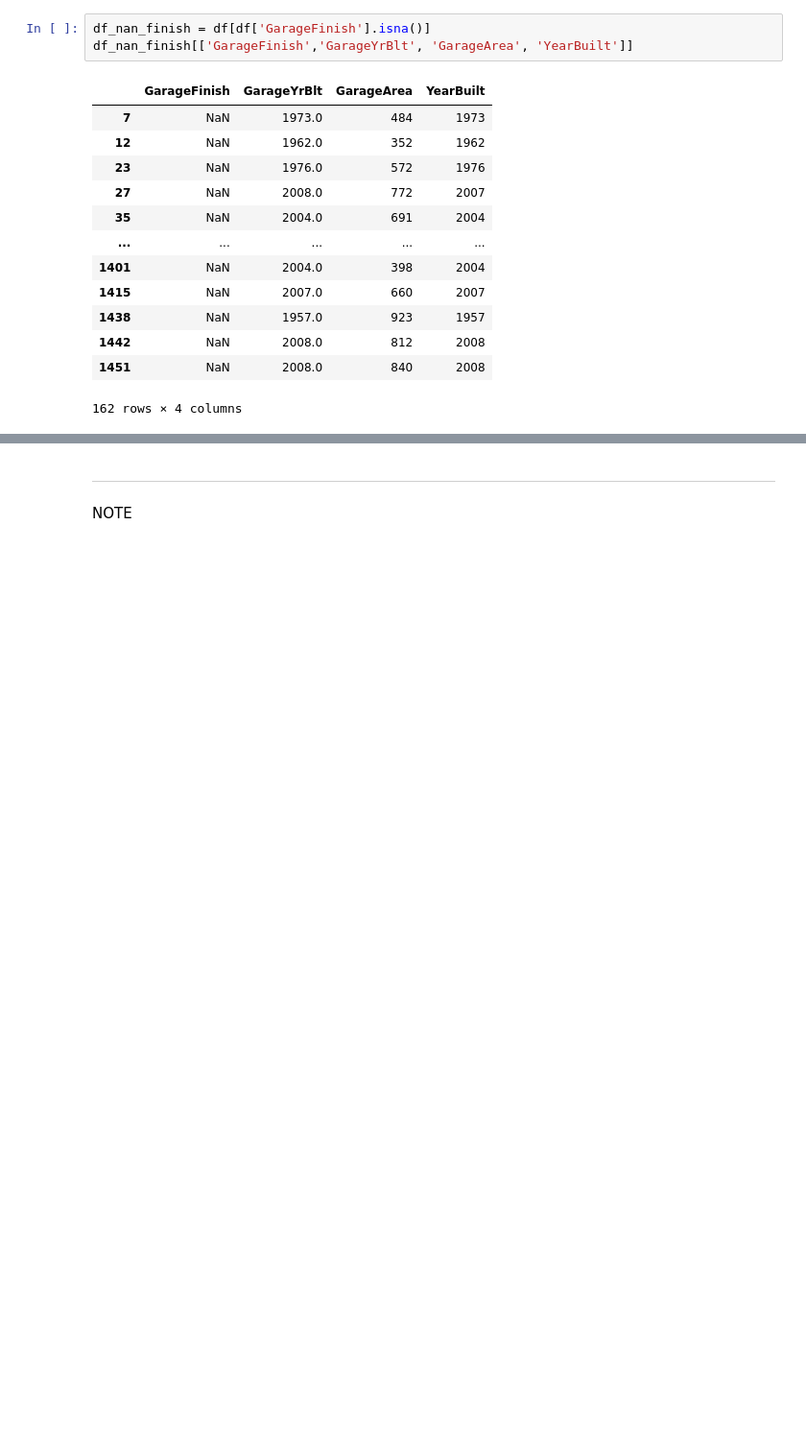
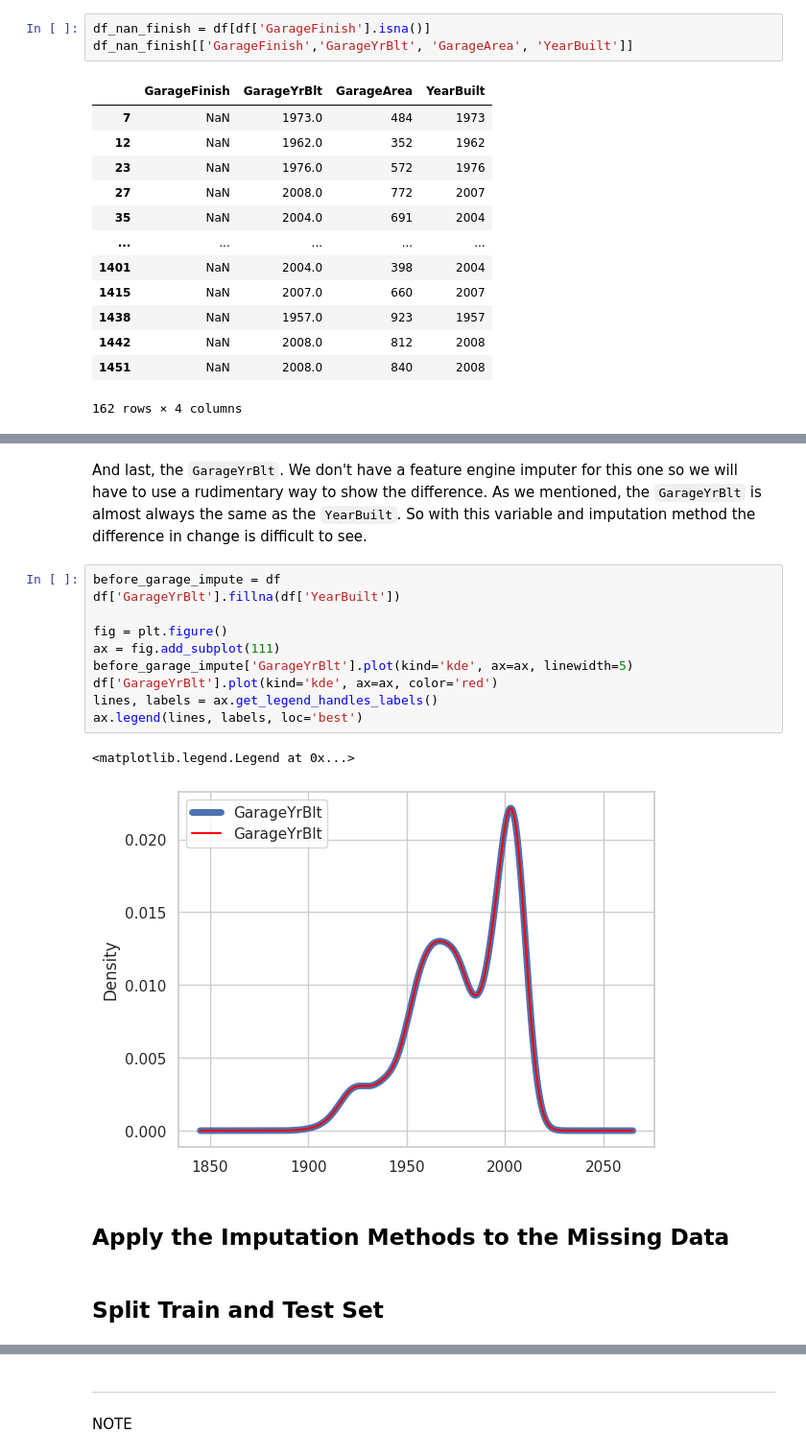
Before and after one commit to Samuel-Dainton/Heritage-Housing-Issues-P5, a Jupyter notebook: jupyter_notebooks/03 - Data Cleaning.ipynb, the cells around one changed output, grey strips where cells are left out. Shown at 96% size. Drawn from its saved outputs; the diff is of its cells as text; blank space fills up the shorter version.

```diff
--- a/jupyter_notebooks/03 - Data Cleaning.ipynb
+++ b/jupyter_notebooks/03 - Data Cleaning.ipynb
@@ -393,0 +402,19 @@ df[['YearBuilt', 'GarageYrBlt']]
+# %% [markdown]
+And last, the `GarageYrBlt`. We don't have a feature engine imputer for this one so we will have to use a rudimentary way to show the difference. As we mentioned, the `GarageYrBlt` is almost always the same as the `YearBuilt`. So with this variable and imputation method the difference in change is difficult to see.
+# %%
+before_garage_impute = df
+df['GarageYrBlt'].fillna(df['YearBuilt'])
+
+fig = plt.figure()
+ax = fig.add_subplot(111)
+before_garage_impute['GarageYrBlt'].plot(kind='kde', ax=ax, linewidth=5)
+df['GarageYrBlt'].plot(kind='kde', ax=ax, color='red')
+lines, labels = ax.get_legend_handles_labels()
+ax.legend(lines, labels, loc='best')
+# %% [output]
+<matplotlib.legend.Legend at 0x...>
+[figure, added]
+# %% [markdown]
+## Apply the Imputation Methods to the Missing Data
+# %% [markdown]
+## Split Train and Test Set
```
Also changed, not shown: parts of 39 cells of this notebook.
